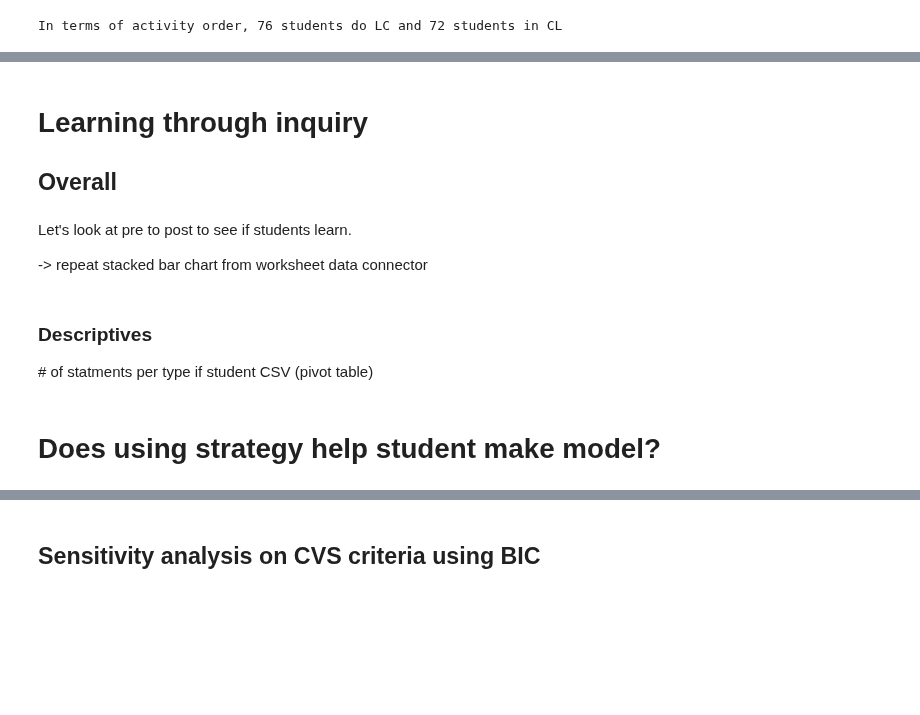
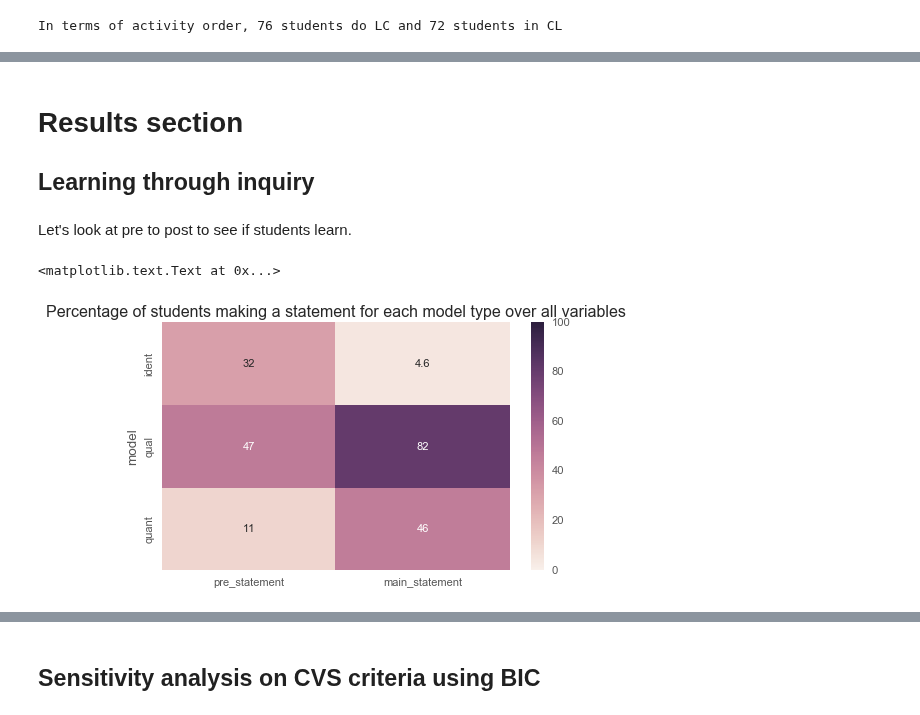
Before and after one commit to jmassall/inquiry_virtualLabs_study, a Jupyter notebook: analysis/storyline_journal_paper.ipynb, the cells around one changed output, grey strips where cells are left out. Cells and saved outputs as stored; diff of their text form; code cells hidden in the pictures; blank space fills up the shorter version.

Commit message:
Wrap up descriptives

```diff
--- a/analysis/storyline_journal_paper.ipynb
+++ b/analysis/storyline_journal_paper.ipynb
@@ -116,6 +126,7 @@ data = data.merge(wrapper_use_df, how='outer', on=['sid']);
 ## We add the student activity order
 order = dict(zip(meta_df.index,meta_df['activity order']))
 data['activity_order'] = data.sid.apply(lambda sid: order[sid])
+data['sim_index'] = data.apply(lambda row: row['activity_order'].index(row['sim'])+1,axis=1)
 # %% [markdown]
 We would like to use following student attributes from pre surveys in our stats models:
 * level of physics and chemistry lab experience
@@ -277,11 +291,5 @@ In terms of activity order, 76 students do LC and 72 students in CL
 # %% [markdown]
-# Learning through inquiry
-## Overall
+# Results section
+## Learning through inquiry
 # %% [markdown]
 Let's look at pre to post to see if students learn.
-
--> repeat stacked bar chart from worksheet data connector
-# %% [markdown]
-### Descriptives
-\# of statments per type if student CSV
-(pivot table)
@@ -292,2 +296,10 @@ d
-# %% [markdown]
-# Does using strategy help student make model?
+# %%
+table = pd.pivot_table(data, index=['model'], values=['main_statement','pre_statement','main_correct','pre_correct'],aggfunc=(np.sum))/len(variables)/N*100
+table['pre_correct'] = table['pre_correct']/table['pre_statement']*100
+table['main_correct'] = table['main_correct']/table['main_statement']*100
+table = table.round(1)
+sns.heatmap(table[['pre_statement','main_statement']],annot=True,vmin=0, vmax=100)
+plt.title("Percentage of students making a statement for each model type over all variables")
+# %% [output]
+<matplotlib.text.Text at 0x...>
+[figure, added]
```
Also changed, not shown: parts of 25 cells of this notebook.
